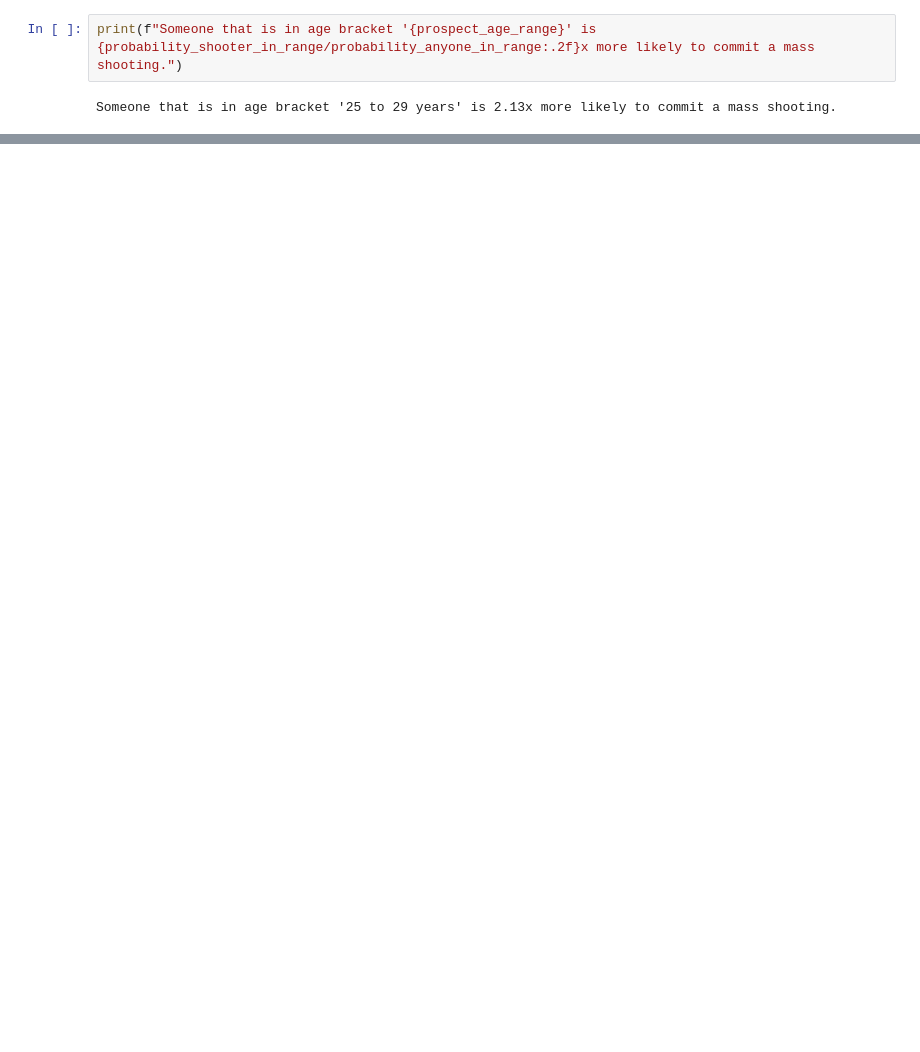
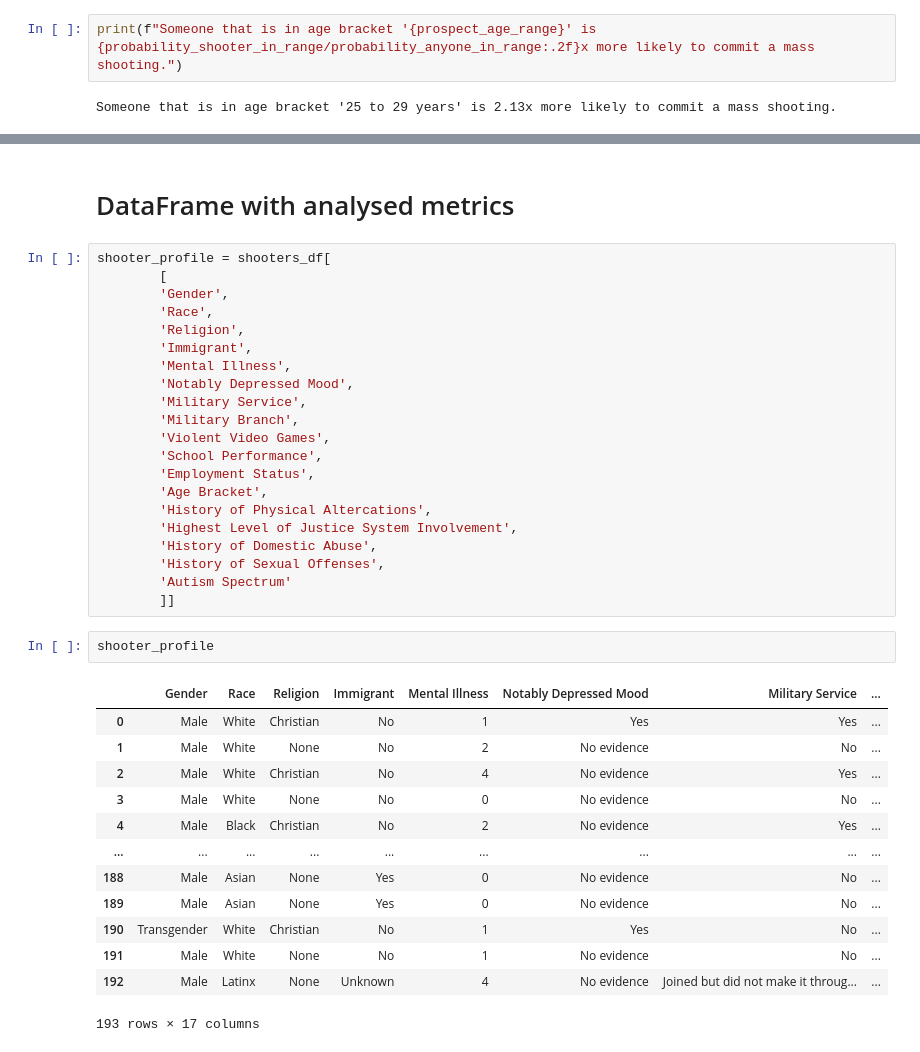
Before and after one commit to benoitchamot/Shootings, a Jupyter notebook: DataExploration.ipynb, the cells around one changed output, grey strips where cells are left out. Saved outputs shown, nothing was run; the diff lists cells and outputs as text; blank space fills up the shorter version.

```diff
--- a/DataExploration.ipynb
+++ b/DataExploration.ipynb
@@ -512,0 +854,39 @@ Someone that is in age bracket '25 to 29 years' is 2.13x more likely to commit a
+# %% [markdown]
+# DataFrame with analysed metrics
+# %%
+shooter_profile = shooters_df[
+        [
+        'Gender',
+        'Race',
+        'Religion',
+        'Immigrant',
+        'Mental Illness',
+        'Notably Depressed Mood',
+        'Military Service',
+        'Military Branch',
+        'Violent Video Games',
+        'School Performance',
+        'Employment Status',
+        'Age Bracket',
+        'History of Physical Altercations',
+        'Highest Level of Justice System Involvement',
+        'History of Domestic Abuse',
+        'History of Sexual Offenses',
+        'Autism Spectrum'
+        ]]
+# %%
+shooter_profile
+# %% [output]
+|  | Gender | Race | Religion | Immigrant | Mental Illness | Notably Depressed Mood | Military Service | ... |
+| 0 | Male | White | Christian | No | 1 | Yes | Yes | ... |
+| 1 | Male | White | None | No | 2 | No evidence | No | ... |
+| 2 | Male | White | Christian | No | 4 | No evidence | Yes | ... |
+| 3 | Male | White | None | No | 0 | No evidence | No | ... |
+| 4 | Male | Black | Christian | No | 2 | No evidence | Yes | ... |
+| ... | ... | ... | ... | ... | ... | ... | ... | ... |
+| 188 | Male | Asian | None | Yes | 0 | No evidence | No | ... |
+| 189 | Male | Asian | None | Yes | 0 | No evidence | No | ... |
+| 190 | Transgender | White | Christian | No | 1 | Yes | No | ... |
+| 191 | Male | White | None | No | 1 | No evidence | No | ... |
+| 192 | Male | Latinx | None | Unknown | 4 | No evidence | Joined but did not make it throug... | ... |
+193 rows × 17 columns
```
Also changed, not shown: parts of 79 cells of this notebook, 9 other files.
